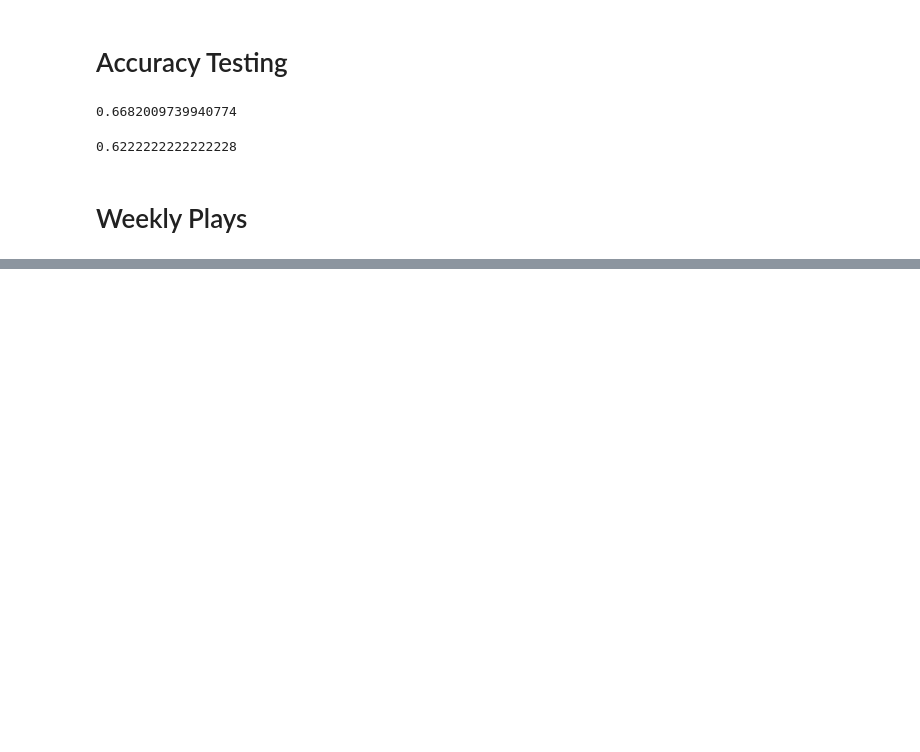
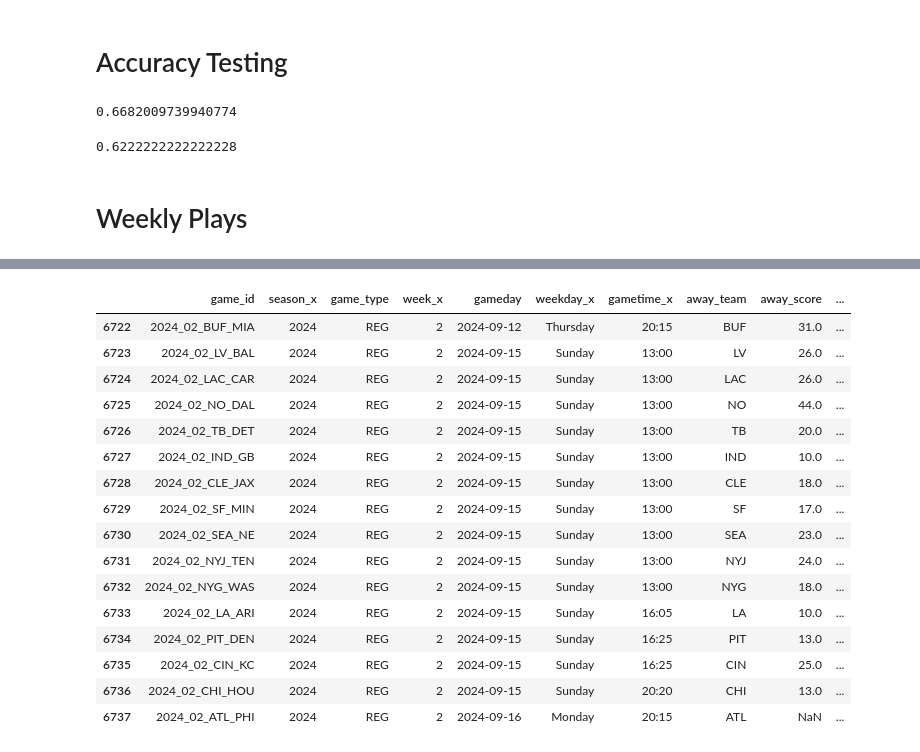
Before and after one commit to parkergeis/NFLUnderPredictor, a Jupyter notebook: OverUnderPredictor_rf.ipynb, the cells around one changed output, grey strips where cells are left out. Cells and saved outputs as stored; diff of their text form; code cells hidden in the pictures; blank space fills up the shorter version.

```diff
--- a/OverUnderPredictor_rf.ipynb
+++ b/OverUnderPredictor_rf.ipynb
@@ -176,0 +181,21 @@ nextPlays
+# %%
+nextPlays = pd.merge(right=X_test, left=currSeason, right_index=True, left_index=True, how='left')
+nextPlays[nextPlays.week_x==2]
+# %% [output]
+|  | game_id | season_x | game_type | week_x | gameday | weekday_x | gametime_x | away_team | away_score | ... |
+| 6722 | 2024_02_BUF_MIA | 2024 | REG | 2 | 2024-09-12 | Thursday | 20:15 | BUF | 31.0 | ... |
+| 6723 | 2024_02_LV_BAL | 2024 | REG | 2 | 2024-09-15 | Sunday | 13:00 | LV | 26.0 | ... |
+| 6724 | 2024_02_LAC_CAR | 2024 | REG | 2 | 2024-09-15 | Sunday | 13:00 | LAC | 26.0 | ... |
+| 6725 | 2024_02_NO_DAL | 2024 | REG | 2 | 2024-09-15 | Sunday | 13:00 | NO | 44.0 | ... |
+| 6726 | 2024_02_TB_DET | 2024 | REG | 2 | 2024-09-15 | Sunday | 13:00 | TB | 20.0 | ... |
+| 6727 | 2024_02_IND_GB | 2024 | REG | 2 | 2024-09-15 | Sunday | 13:00 | IND | 10.0 | ... |
+| 6728 | 2024_02_CLE_JAX | 2024 | REG | 2 | 2024-09-15 | Sunday | 13:00 | CLE | 18.0 | ... |
+| 6729 | 2024_02_SF_MIN | 2024 | REG | 2 | 2024-09-15 | Sunday | 13:00 | SF | 17.0 | ... |
+| 6730 | 2024_02_SEA_NE | 2024 | REG | 2 | 2024-09-15 | Sunday | 13:00 | SEA | 23.0 | ... |
+| 6731 | 2024_02_NYJ_TEN | 2024 | REG | 2 | 2024-09-15 | Sunday | 13:00 | NYJ | 24.0 | ... |
+| 6732 | 2024_02_NYG_WAS | 2024 | REG | 2 | 2024-09-15 | Sunday | 13:00 | NYG | 18.0 | ... |
+| 6733 | 2024_02_LA_ARI | 2024 | REG | 2 | 2024-09-15 | Sunday | 16:05 | LA | 10.0 | ... |
+| 6734 | 2024_02_PIT_DEN | 2024 | REG | 2 | 2024-09-15 | Sunday | 16:25 | PIT | 13.0 | ... |
+| 6735 | 2024_02_CIN_KC | 2024 | REG | 2 | 2024-09-15 | Sunday | 16:25 | CIN | 25.0 | ... |
+| 6736 | 2024_02_CHI_HOU | 2024 | REG | 2 | 2024-09-15 | Sunday | 20:20 | CHI | 13.0 | ... |
+| 6737 | 2024_02_ATL_PHI | 2024 | REG | 2 | 2024-09-16 | Monday | 20:15 | ATL | NaN | ... |
```
Also changed, not shown: parts of 3 cells of this notebook.
